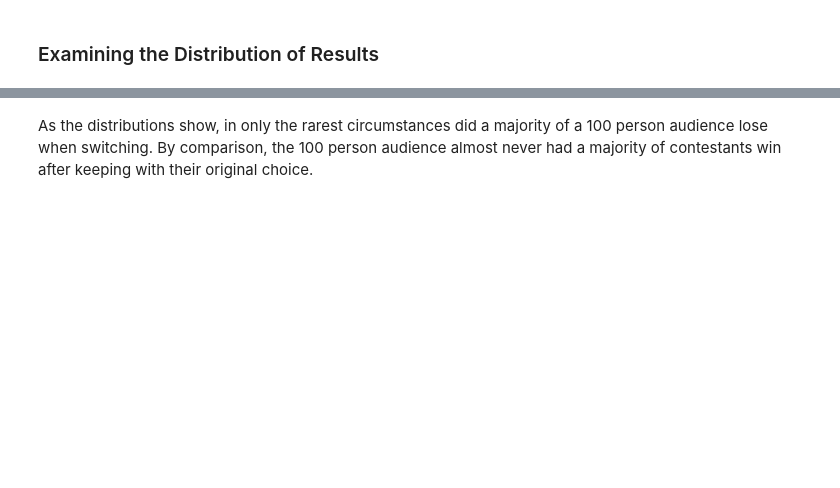
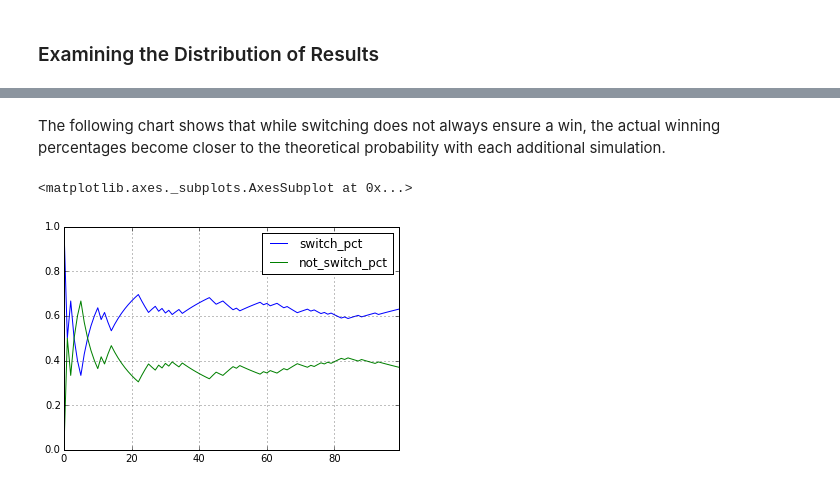
Before and after one commit to NickDoesData/monty_hall, a Jupyter notebook: Monty Hall.ipynb, the cells around one changed output, grey strips where cells are left out. Drawn from its saved outputs; the diff is of its cells as text; code cells hidden in the pictures; blank space fills up the shorter version.

Commit message:
New simulation function

```diff
--- a/Monty Hall.ipynb
+++ b/Monty Hall.ipynb
@@ -115,0 +96,9 @@ As the number of contestants increases, the percentage of those who won a car ge
+# %%
+switching_results = []
+not_switching_results = []
+
+for x in range(100):
+    switch, non_switch = monty_hall()
+
+    switching_results.append(switch)
+    not_switching_results.append(non_switch)
@@ -145,2 +117,0 @@ fig = hist.plot_results(results = do_not_switch_results, choice = 'not switching
-# %% [markdown]
-As the distributions show, in only the rarest circumstances did a majority of a 100 person audience lose when switching. By comparison, the 100 person audience almost never had a majority of contestants win after keeping with their original choice.
@@ -146,0 +120,12 @@ As the distributions show, in only the rarest circumstances did a majority of a
+# %%
+df = pd.DataFrame(switching_results, columns=['switching_win'])
+# %%
+df['switch_pct'] = pd.expanding_mean(df['switching_win'], min_periods=1)
+df['not_switch_pct'] = 1 - df['switch_pct']
+# %% [markdown]
+The following chart shows that while switching does not always ensure a win, the actual winning percentages become closer to the theoretical probability with each additional simulation.
+# %%
+df[['switch_pct', 'not_switch_pct']].plot()
+# %% [output]
+<matplotlib.axes._subplots.AxesSubplot at 0x...>
+[figure, added]
```
Also changed, not shown: parts of 24 cells of this notebook, 3 other files.
